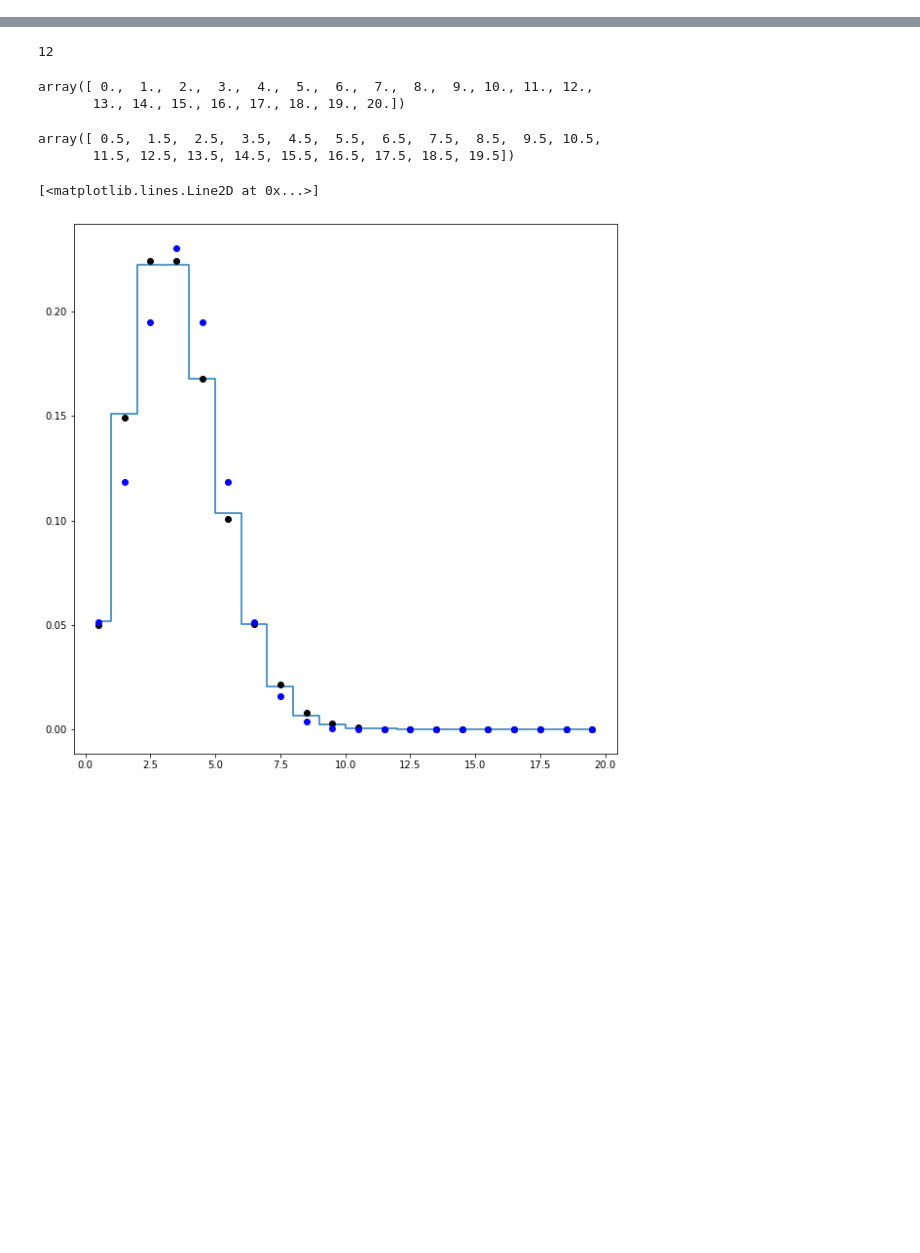
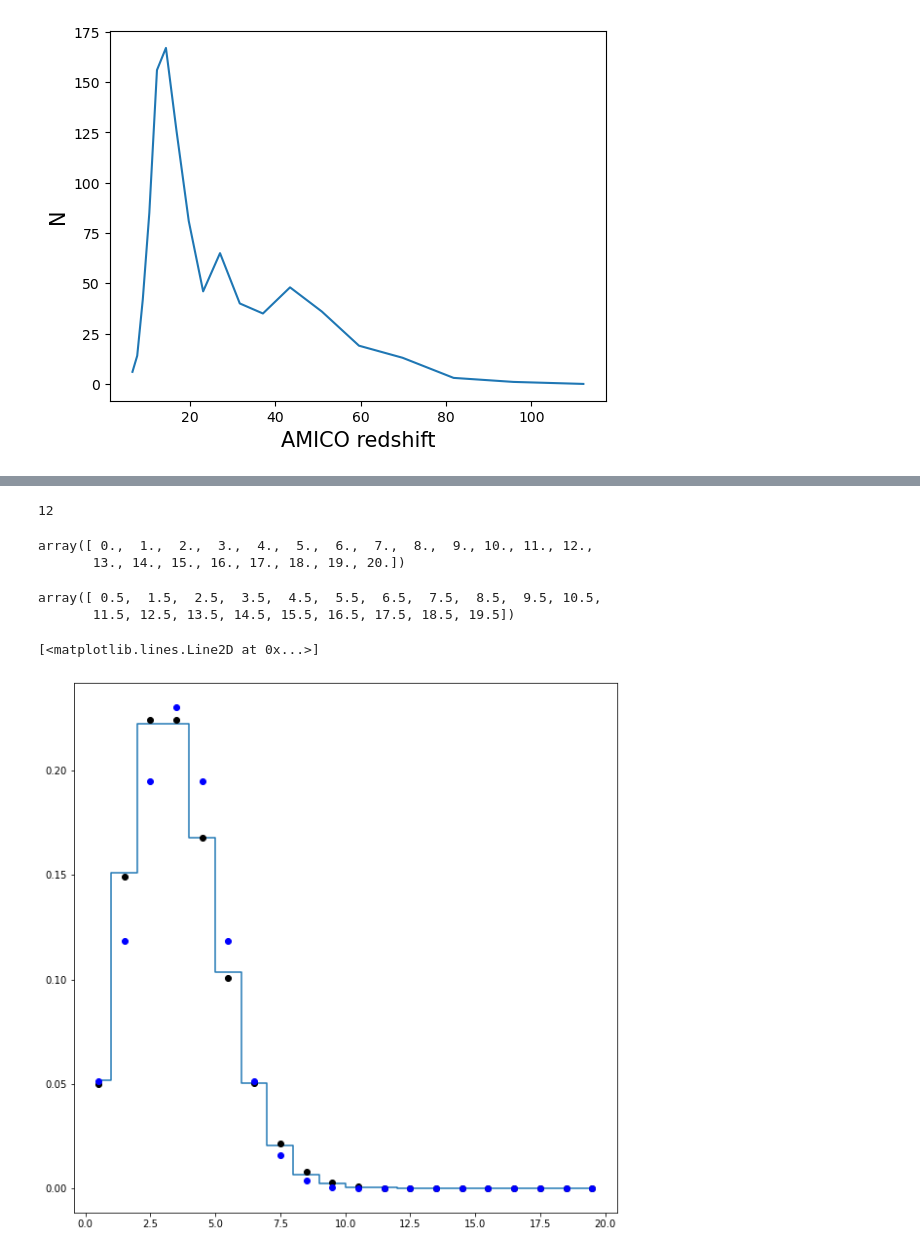
Before and after one commit to calumhrmurray/capish, a Jupyter notebook: old/comparing_likelihoods.ipynb, the cells around one changed output, grey strips where cells are left out. Saved outputs shown, nothing was run; the diff lists cells and outputs as text; code cells hidden in the pictures; blank space fills up the shorter version.

```diff
--- a/old/comparing_likelihoods.ipynb
+++ b/old/comparing_likelihoods.ipynb
@@ -0,0 +259,7 @@
+# %%
+plt.plot( richness_cents , counts_rich )
+plt.xlabel('AMICO redshift' , fontsize = 15 )
+plt.ylabel('N' , fontsize = 15 )
+print()
+# %% [output]
+[figure, added]
```
Also changed, not shown: parts of 53 cells of this notebook, 5 other files.
